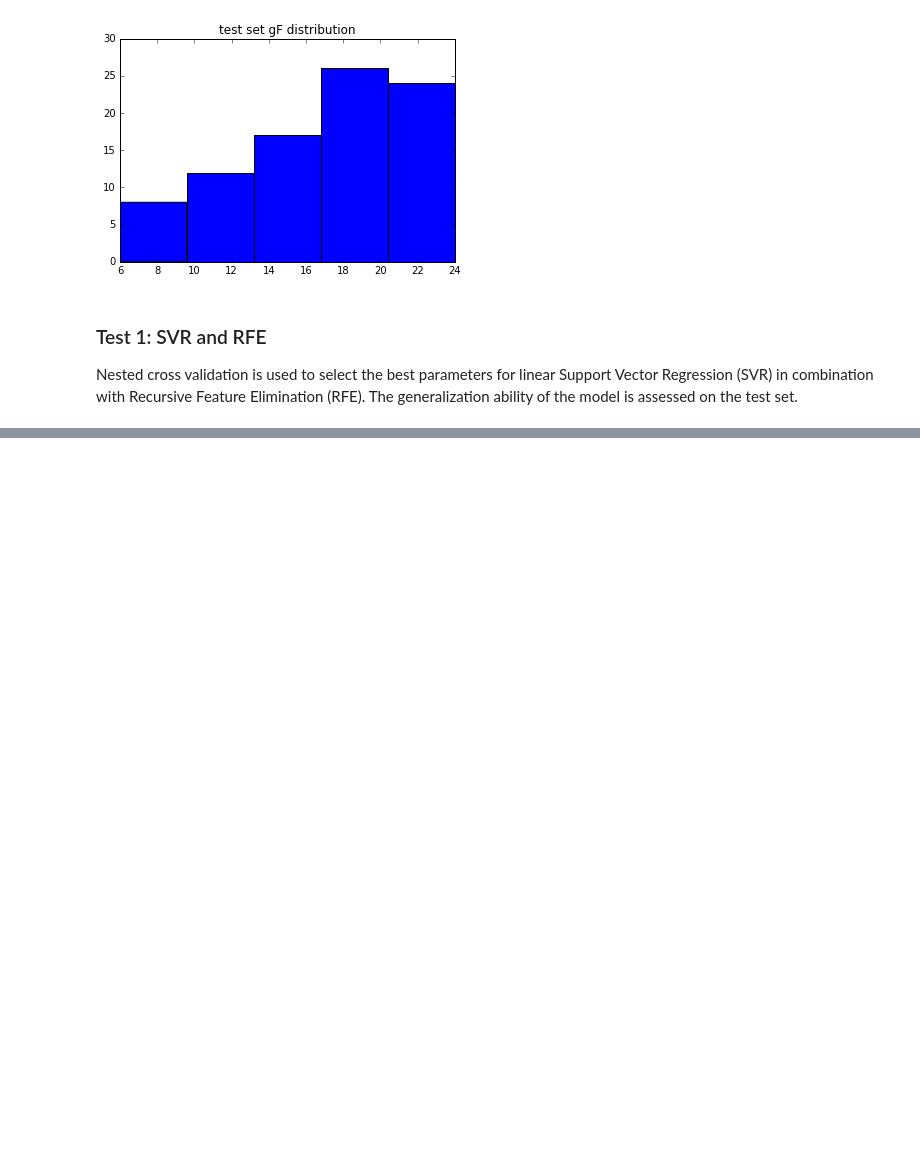
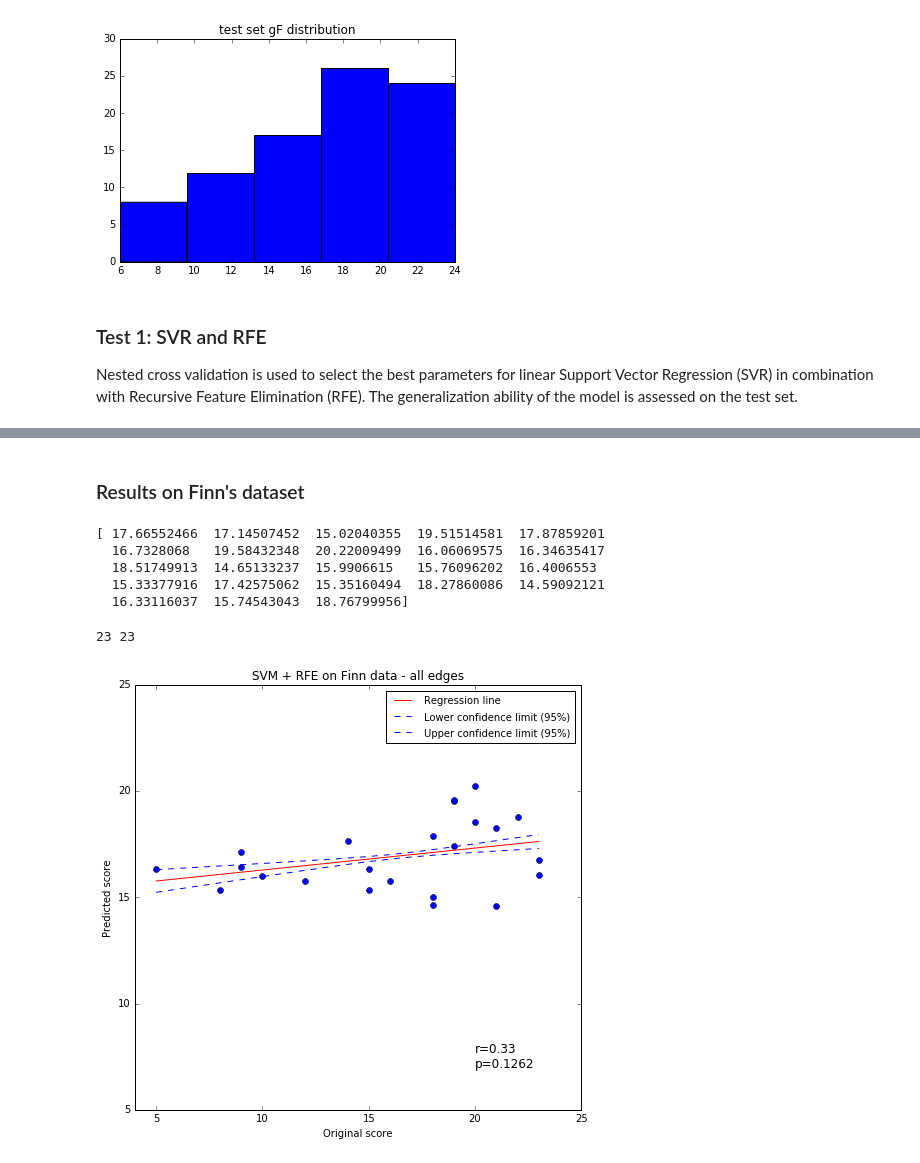
Before and after one commit to paola-g/iq_prediction, a Jupyter notebook: svm_ext.ipynb, the cells around one changed output, grey strips where cells are left out. Drawn from its saved outputs; the diff is of its cells as text; code cells hidden in the pictures; blank space fills up the shorter version.

Commit message:
plots and savemat line

```diff
--- a/svm_ext.ipynb
+++ b/svm_ext.ipynb
@@ -204,0 +213,21 @@ Fitting 5 folds for each of 10 candidates, totalling 50 fits
+# %% [markdown]
+### Results on Finn's dataset
+# %%
+print(preds_1)
+# %% [output]
+[ 17.66552466  17.14507452  15.02040355  19.51514581  17.87859201
+  16.7328068   19.58432348  20.22009499  16.06069575  16.34635417
+  18.51749913  14.65133237  15.9906615   15.76096202  16.4006553
+  15.33377916  17.42575062  15.35160494  18.27860086  14.59092121
+  16.33116037  15.74543043  18.76799956]
+# %%
+preds_finn = np.array([ 17.66552466,  17.14507452,  15.02040355,  19.51514581,  17.87859201,
+  16.7328068,   19.58432348,  20.22009499,  16.06069575,  16.34635417,
+  18.51749913,  14.65133237,  15.9906615,   15.76096202,  16.4006553,
+  15.33377916,  17.42575062,  15.35160494,  18.27860086,  14.59092121,
+  16.33116037,  15.74543043,  18.76799956])
+print(len(y_test),len(preds_finn))
+regression_plot(np.ravel(y_test),np.ravel(preds_finn),n_subj,'SVM + RFE on Finn data - all edges')
+# %% [output]
+23 23
+[figure, added]
```
Also changed, not shown: parts of 5 cells of this notebook.
